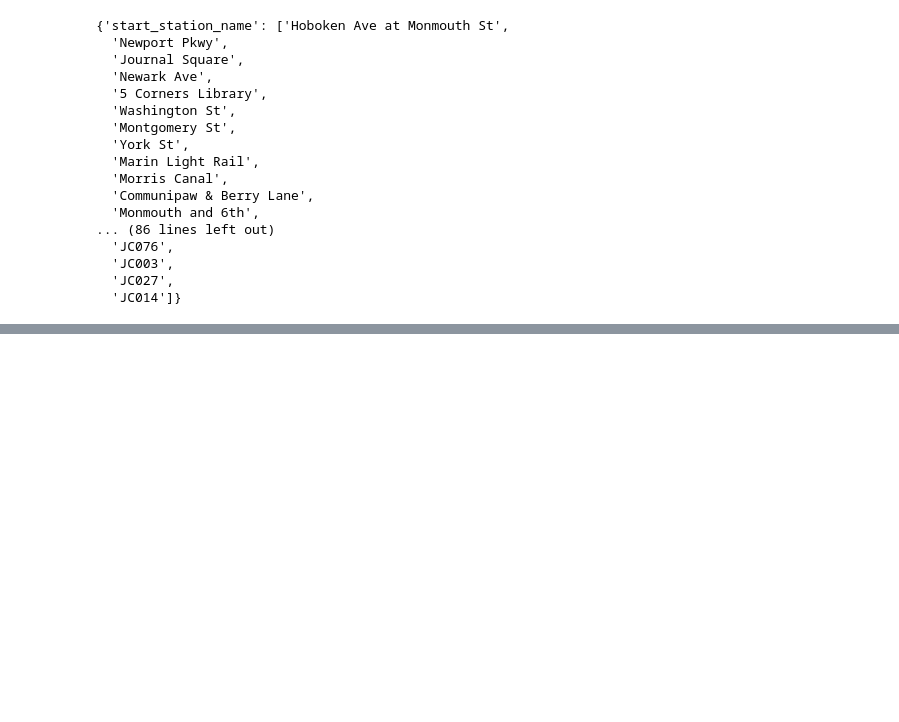
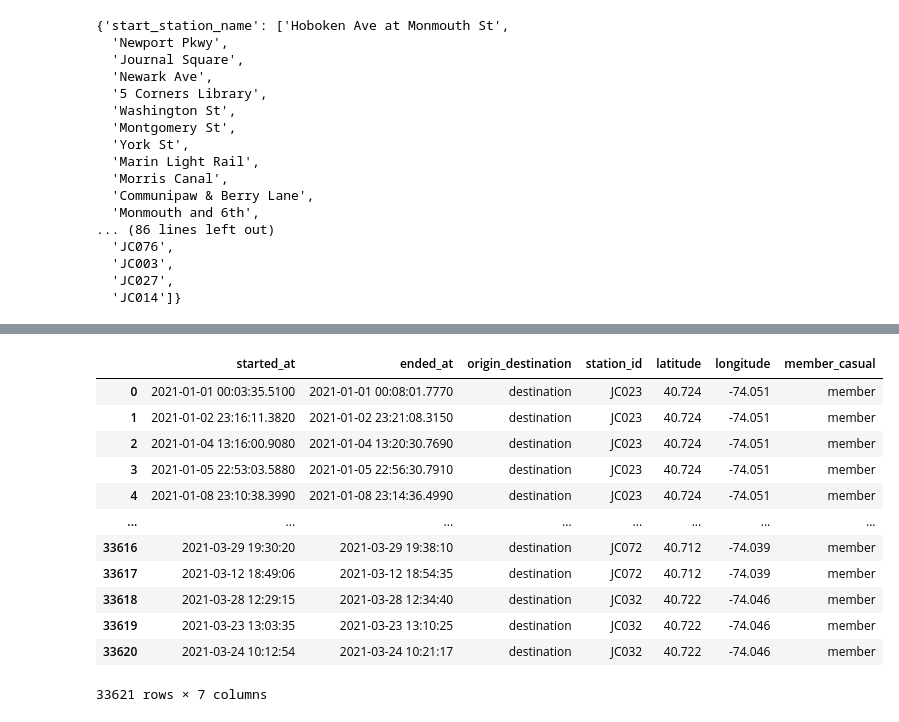
Before and after one commit to austin3216/Tableau-DataClean, a Jupyter notebook: DataCleaning.ipynb, the cells around one changed output, grey strips where cells are left out. Saved outputs shown, nothing was run; the diff lists cells and outputs as text; code cells hidden in the pictures; blank space fills up the shorter version.

```diff
--- a/DataCleaning.ipynb
+++ b/DataCleaning.ipynb
@@ -373,0 +400,17 @@ jan_mar_df.to_csv(r'/Users/amber/Desktop/GitHub/Tableau-DataClean/csvs/JAN-MAR-c
+# %%
+destination_df.rename(columns={"end_station_name":"origin_destination", "end_station_id":"station_id", "end_lat":"latitude", "end_lng":"longitude"}, inplace=True)
+destination_df
+# %% [output]
+|  | started_at | ended_at | origin_destination | station_id | latitude | longitude | member_casual |
+| 0 | 2021-01-01 00:03:35.5100 | 2021-01-01 00:08:01.7770 | destination | JC023 | 40.724 | -74.051 | member |
+| 1 | 2021-01-02 23:16:11.3820 | 2021-01-02 23:21:08.3150 | destination | JC023 | 40.724 | -74.051 | member |
+| 2 | 2021-01-04 13:16:00.9080 | 2021-01-04 13:20:30.7690 | destination | JC023 | 40.724 | -74.051 | member |
+| 3 | 2021-01-05 22:53:03.5880 | 2021-01-05 22:56:30.7910 | destination | JC023 | 40.724 | -74.051 | member |
+| 4 | 2021-01-08 23:10:38.3990 | 2021-01-08 23:14:36.4990 | destination | JC023 | 40.724 | -74.051 | member |
+| ... | ... | ... | ... | ... | ... | ... | ... |
+| 33616 | 2021-03-29 19:30:20 | 2021-03-29 19:38:10 | destination | JC072 | 40.712 | -74.039 | member |
+| 33617 | 2021-03-12 18:49:06 | 2021-03-12 18:54:35 | destination | JC072 | 40.712 | -74.039 | member |
+| 33618 | 2021-03-28 12:29:15 | 2021-03-28 12:34:40 | destination | JC032 | 40.722 | -74.046 | member |
+| 33619 | 2021-03-23 13:03:35 | 2021-03-23 13:10:25 | destination | JC032 | 40.722 | -74.046 | member |
+| 33620 | 2021-03-24 10:12:54 | 2021-03-24 10:21:17 | destination | JC032 | 40.722 | -74.046 | member |
+33621 rows × 7 columns
```
Also changed, not shown: parts of 47 cells of this notebook, 7 other files.
